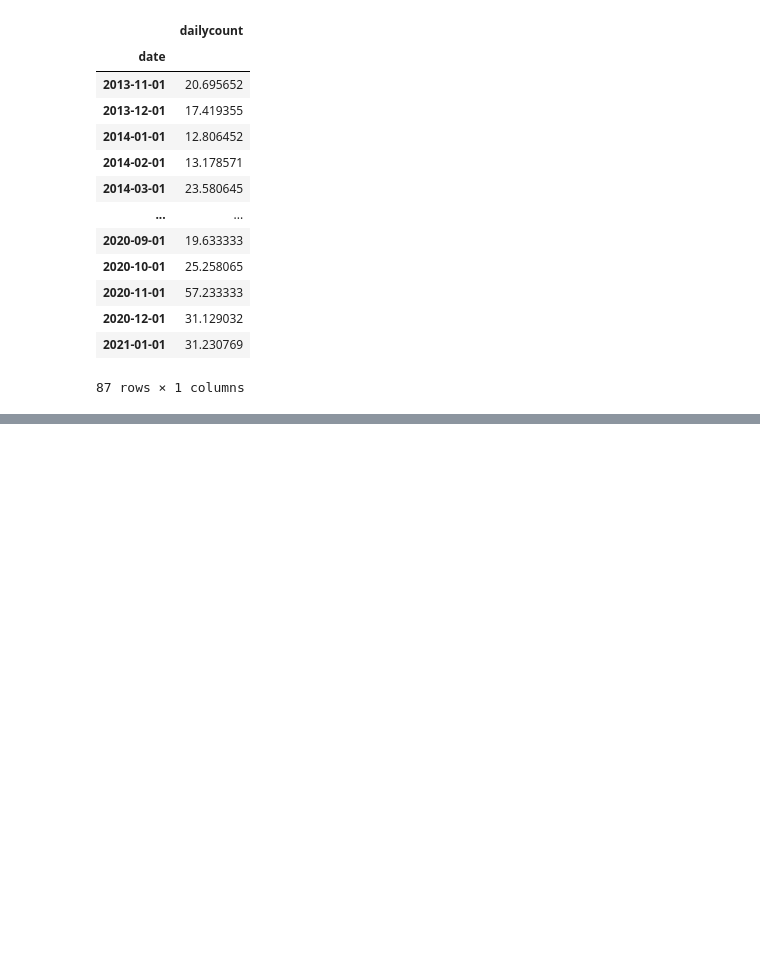
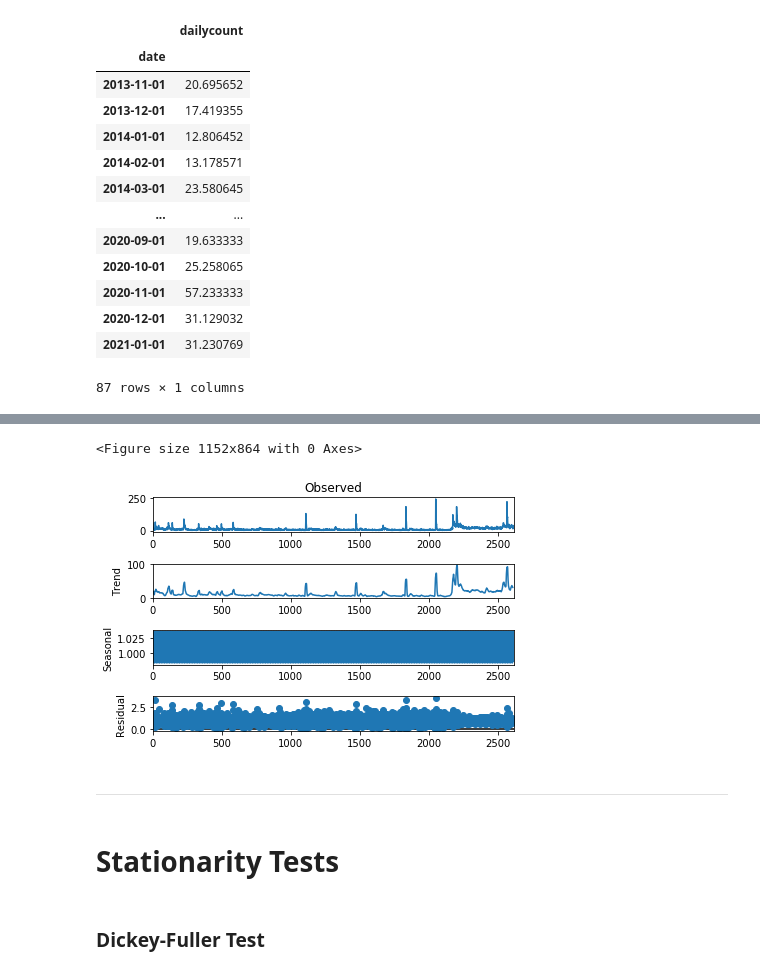
Before and after one commit to Moses-Lin/projectzomboidtimeseries, a Jupyter notebook: EDA.ipynb, the cells around one changed output, grey strips where cells are left out. Drawn from its saved outputs; the diff is of its cells as text; code cells hidden in the pictures; blank space fills up the shorter version.

Commit message:
stationarity test done

```diff
--- a/EDA.ipynb
+++ b/EDA.ipynb
@@ -224,0 +244,16 @@ month_mean.plot(figsize = (20,8))
+# %%
+import statsmodels.api as sm
+# multiplicative
+res = sm.tsa.seasonal_decompose(reviewcount.values,freq=12,model="multiplicative")
+plt.figure(figsize=(16,12))
+fig = res.plot()
+fig.show()
+# %% [output]
+<Figure size 1152x864 with 0 Axes>
+[figure, added]
+# %% [markdown]
+-----
+# %% [markdown]
+# Stationarity Tests
+# %% [markdown]
+### Dickey-Fuller Test
```
Also changed, not shown: parts of 6 cells of this notebook.
